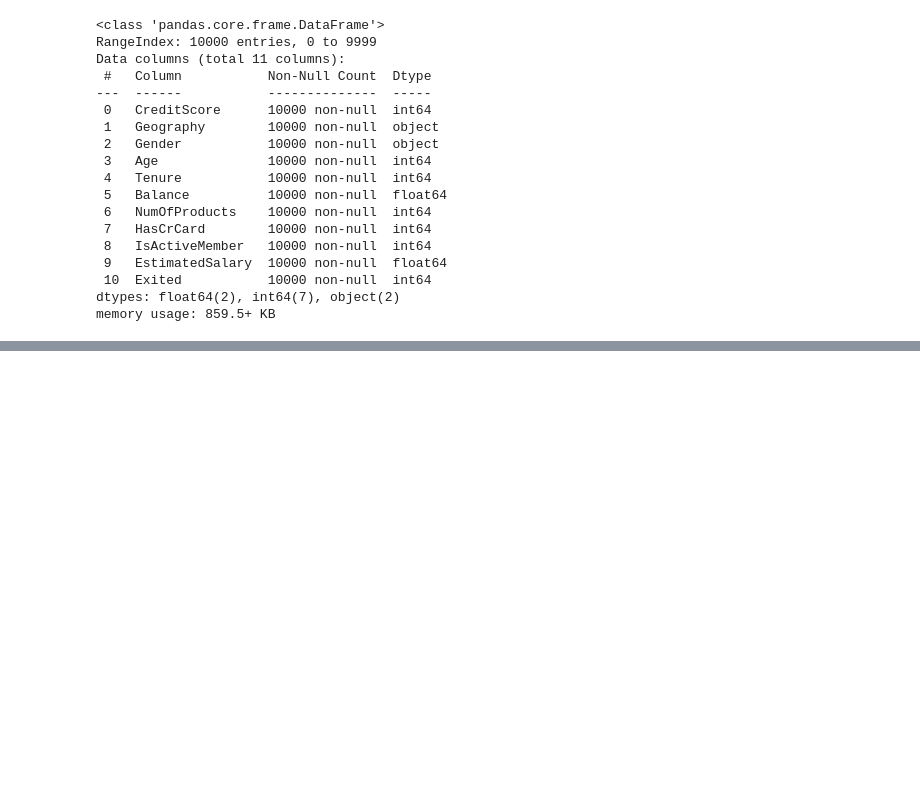
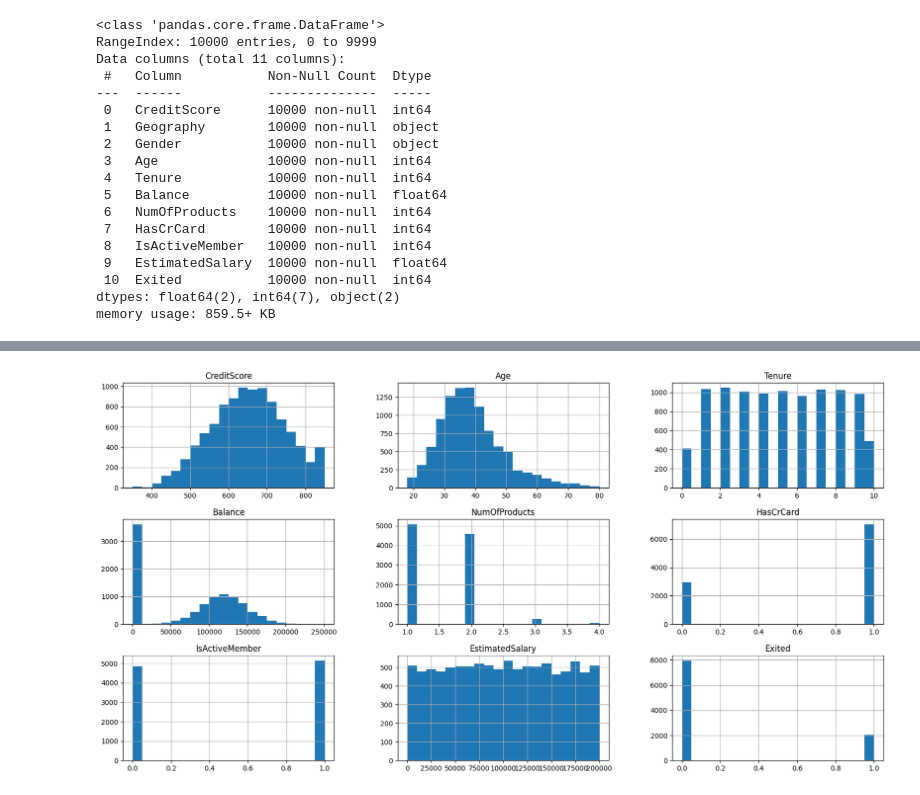
Before and after one commit to abdelrhmanSherpiny/churn, a Jupyter notebook: notebooks/notebook.ipynb, the cells around one changed output, grey strips where cells are left out. Cells and saved outputs as stored; diff of their text form; code cells hidden in the pictures; blank space fills up the shorter version.

```diff
--- a/notebooks/notebook.ipynb
+++ b/notebooks/notebook.ipynb
@@ -50,0 +89,6 @@ memory usage: 859.5+ KB
+# %%
+df.drop(index = df[df['Age'] > 80 ].index.tolist(), axis = 0, inplace= True)
+df.hist(bins = 20, figsize=(20, 10))
+plt.show()
+# %% [output]
+[figure, added]
```
Also changed, not shown: parts of 44 cells of this notebook, 7 other files.
